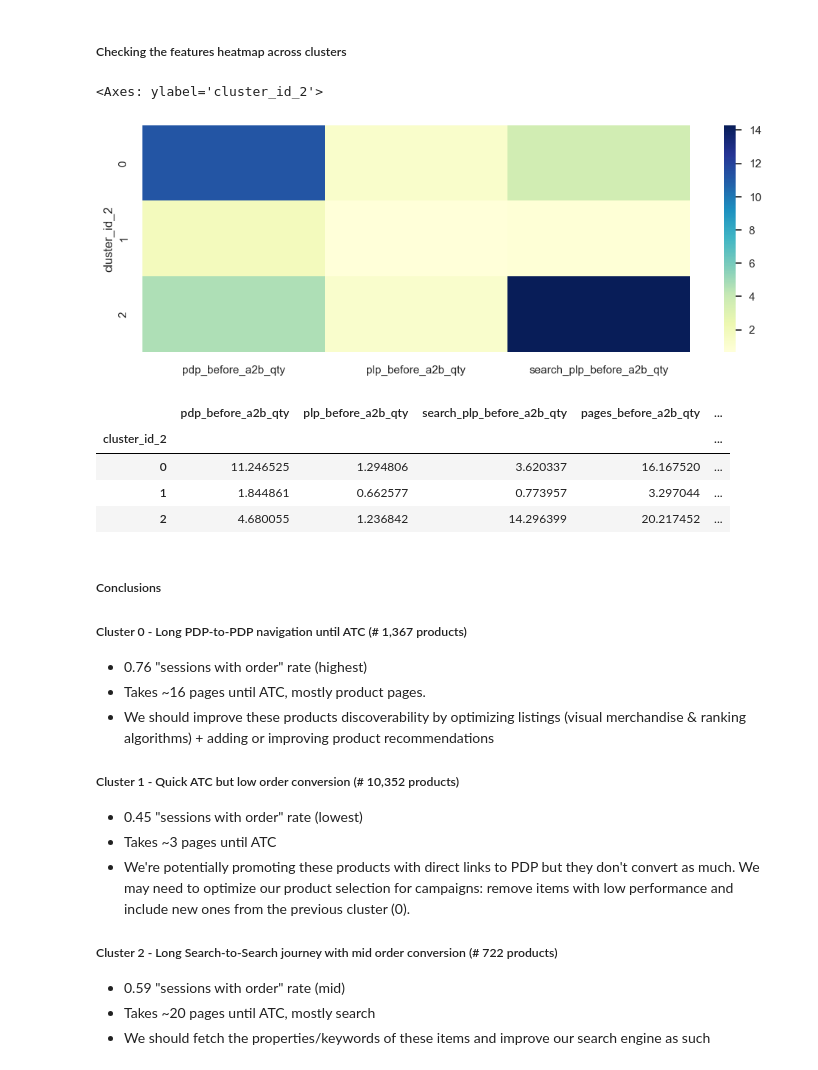
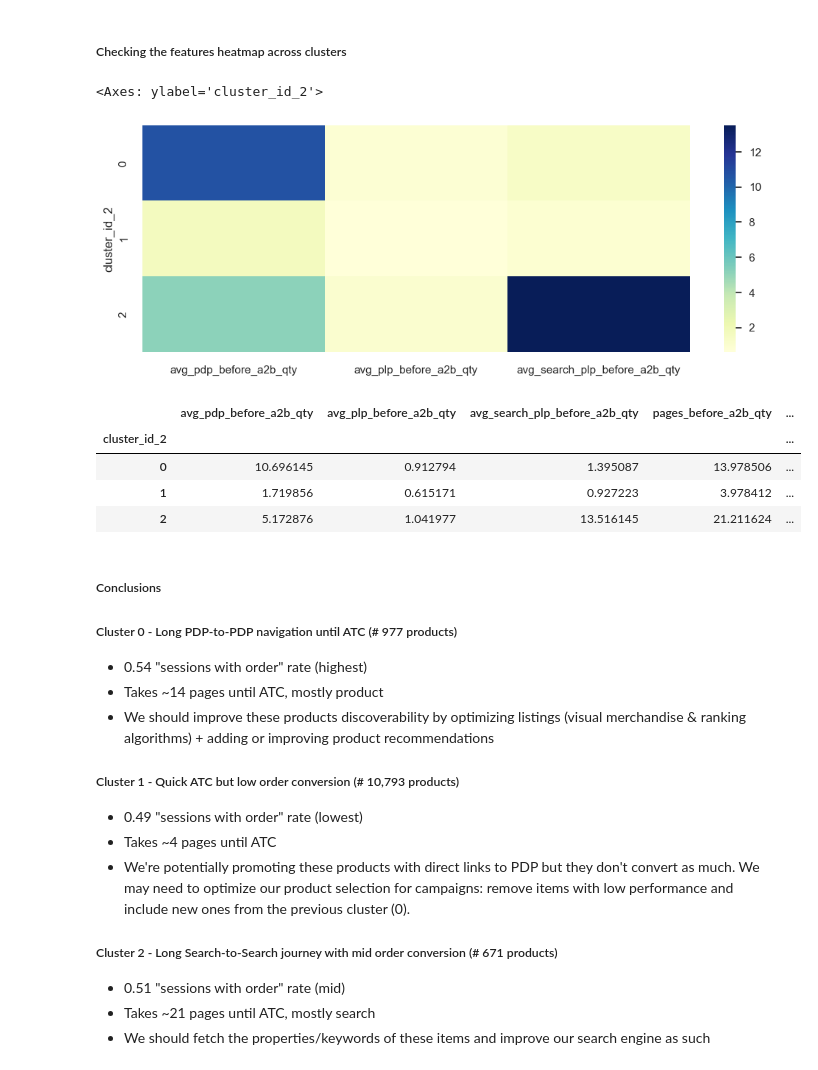
Before and after one commit to jpgsamu/autodoc-task-jan-2024, a Jupyter notebook: task_files/python_files/cluster_products.ipynb, the cells around one changed output. Cells and saved outputs as stored; diff of their text form; code cells hidden in the pictures.

```diff
--- a/task_files/python_files/cluster_products.ipynb
+++ b/task_files/python_files/cluster_products.ipynb
@@ -67,9 +67,16 @@ seaborn.heatmap(df_products[features_cluster].groupby("cluster_id").mean(),cmap=
 # %% [markdown]
 ##### New approach, we'll only use "pages before atb" as features
 # %%
-new_features = ["pdp_before_a2b_qty",
-                "plp_before_a2b_qty",
-                "search_plp_before_a2b_qty"]
+
+# We'll first normalize as to have "average pages before a2b" since currently its the sum from all sessions
+df_products["avg_pdp_before_a2b_qty"] = df_products["pdp_before_a2b_qty"] /df_products["sessions_a2b_qty"]
+df_products["avg_plp_before_a2b_qty"] = df_products["plp_before_a2b_qty"] /df_products["sessions_a2b_qty"]
+df_products["avg_search_plp_before_a2b_qty"] = df_products["search_plp_before_a2b_qty"] /df_products["sessions_a2b_qty"]
+df_products["avg_pages_before_a2b_qty"] = df_products["pages_before_a2b_qty"] /df_products["sessions_a2b_qty"]
+
+new_features = ["avg_pdp_before_a2b_qty",
+                "avg_plp_before_a2b_qty",
+                "avg_search_plp_before_a2b_qty"]
 
 model = cluster.AgglomerativeClustering()
 
@@ -105,31 +112,31 @@ features_cluster2.append("cluster_id_2")
 seaborn.heatmap(df_products[features_cluster2].groupby("cluster_id_2").mean(),cmap="YlGnBu")
 # %% [output]
 <Axes: ylabel='cluster_id_2'>
-[figure, old version]
+[figure, new version]
 # %%
-df_products.groupby("cluster_id_2").mean()[new_features + ["pages_before_a2b_qty","sessions_a2b_qty","sessions_with_order"]]
+df_products.groupby("cluster_id_2").mean()[new_features + ["pages_before_a2b_qty","sessions_with_order"]]
 # %% [output]
-|  | pdp_before_a2b_qty | plp_before_a2b_qty | search_plp_before_a2b_qty | pages_before_a2b_qty | ... |
+|  | avg_pdp_before_a2b_qty | avg_plp_before_a2b_qty | avg_search_plp_before_a2b_qty | pages_before_a2b_qty | ... |
 | cluster_id_2 |  |  |  |  | ... |
-| 0 | 11.246525 | 1.294806 | 3.620337 | 16.167520 | ... |
-| 1 | 1.844861 | 0.662577 | 0.773957 | 3.297044 | ... |
-| 2 | 4.680055 | 1.236842 | 14.296399 | 20.217452 | ... |
+| 0 | 10.696145 | 0.912794 | 1.395087 | 13.978506 | ... |
+| 1 | 1.719856 | 0.615171 | 0.927223 | 3.978412 | ... |
+| 2 | 5.172876 | 1.041977 | 13.516145 | 21.211624 | ... |
 # %% [markdown]
 ##### Conclusions
 
-##### Cluster 0 - Long PDP-to-PDP navigation until ATC (# 1,367 products)
+##### Cluster 0 - Long PDP-to-PDP navigation until ATC (# 977 products)
 
-* 0.76 "sessions with order" rate (highest)
-* Takes ~16 pages until ATC, mostly product pages.
+* 0.54 "sessions with order" rate (highest)
+* Takes ~14 pages until ATC, mostly product
 * We should improve these products discoverability by optimizing listings (visual merchandise & ranking algorithms) + adding or improving product recommendations
 
-##### Cluster 1 - Quick ATC but low order conversion (# 10,352 products)
-* 0.45 "sessions with order" rate (lowest)
-* Takes ~3 pages until ATC
+##### Cluster 1 - Quick ATC but low order conversion (# 10,793 products)
+* 0.49 "sessions with order" rate (lowest)
+* Takes ~4 pages until ATC
 * We're potentially promoting these products with direct links to PDP but they don't convert as much. We may need to optimize our product selection for campaigns: remove items with low performance and include new ones from the previous cluster (0).
 
 
-##### Cluster 2 - Long Search-to-Search journey with mid order conversion (# 722 products)
-* 0.59 "sessions with order" rate (mid)
-* Takes ~20 pages until ATC, mostly search
+##### Cluster 2 - Long Search-to-Search journey with mid order conversion (# 671 products)
+* 0.51 "sessions with order" rate (mid)
+* Takes ~21 pages until ATC, mostly search
 * We should fetch the properties/keywords of these items and improve our search engine as such
```
Also changed, not shown: parts of 2 cells of this notebook.
